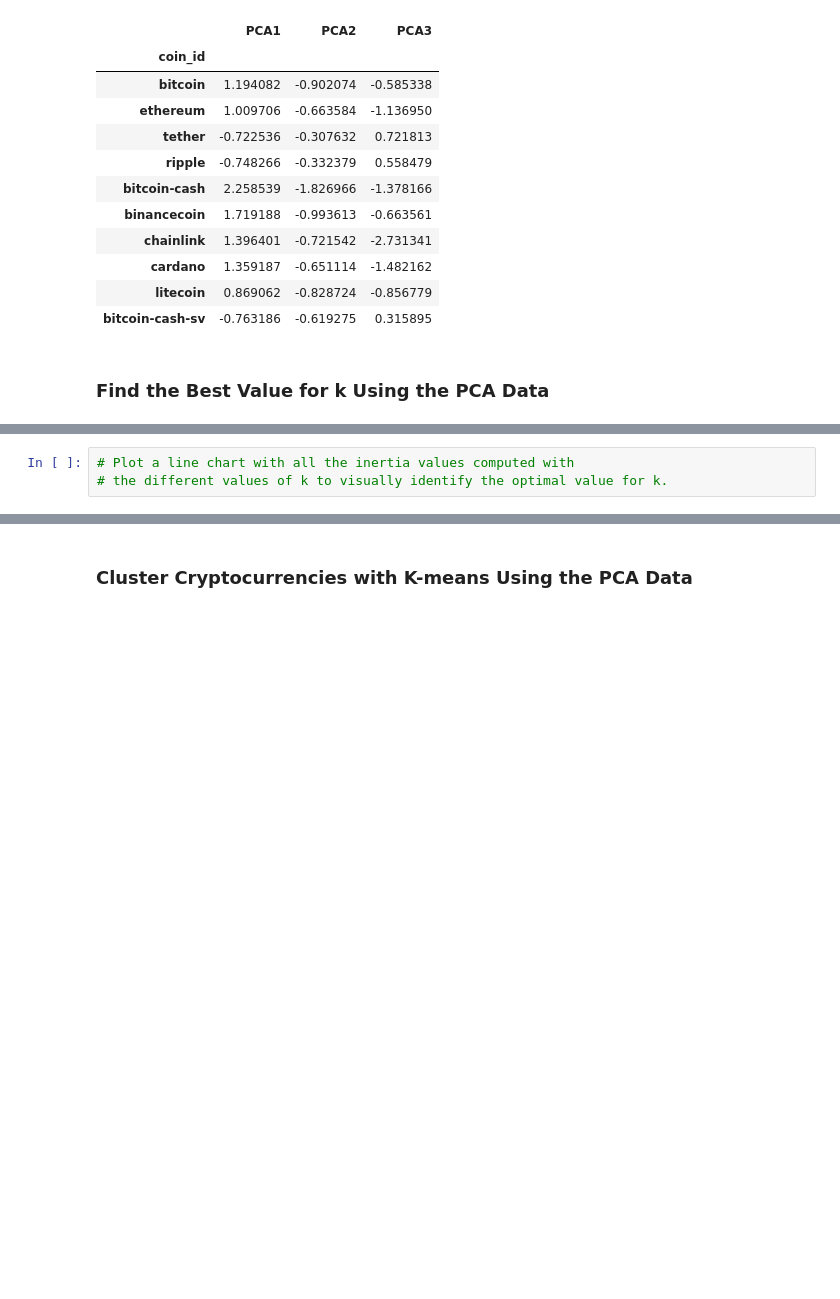
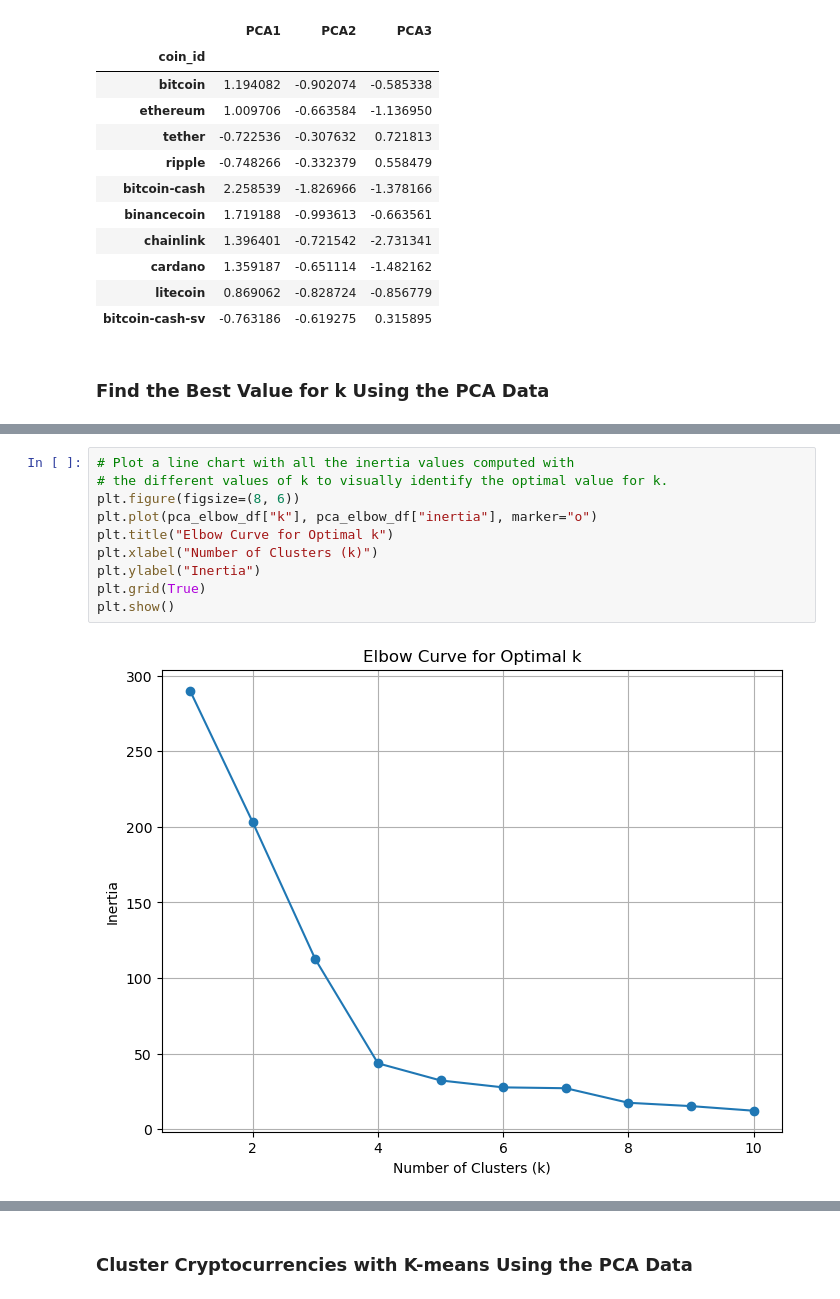
Before and after one commit to JustinFisher22/CryptoClustering, a Jupyter notebook: Crypto_Clustering_starter_code.ipynb, the cells around one changed output, grey strips where cells are left out. Saved outputs shown, nothing was run; the diff lists cells and outputs as text; blank space fills up the shorter version.

```diff
--- a/Crypto_Clustering_starter_code.ipynb
+++ b/Crypto_Clustering_starter_code.ipynb
@@ -269,6 +273,15 @@ pca_df.head(10)
 # %%
 # Plot a line chart with all the inertia values computed with
 # the different values of k to visually identify the optimal value for k.
+plt.figure(figsize=(8, 6))
+plt.plot(pca_elbow_df["k"], pca_elbow_df["inertia"], marker="o")
+plt.title("Elbow Curve for Optimal k")
+plt.xlabel("Number of Clusters (k)")
+plt.ylabel("Inertia")
+plt.grid(True)
+plt.show()
+# %% [output]
+[figure, added]
 # %% [markdown]
 #### Answer the following questions:
 * **Question:** What is the best value for `k` when using the PCA data?
```
Also changed, not shown: parts of 7 cells of this notebook.
